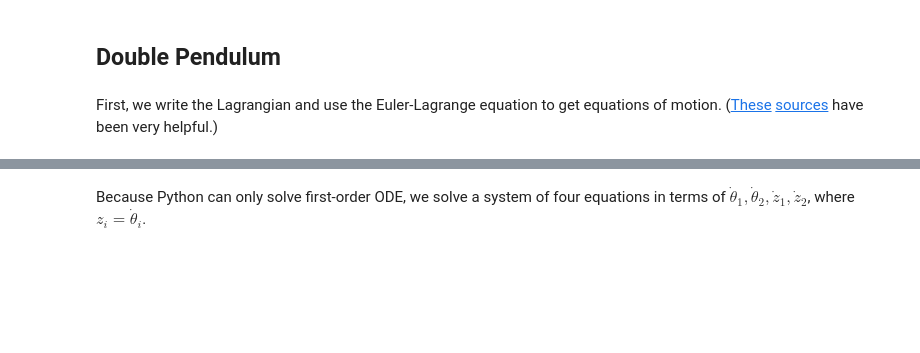
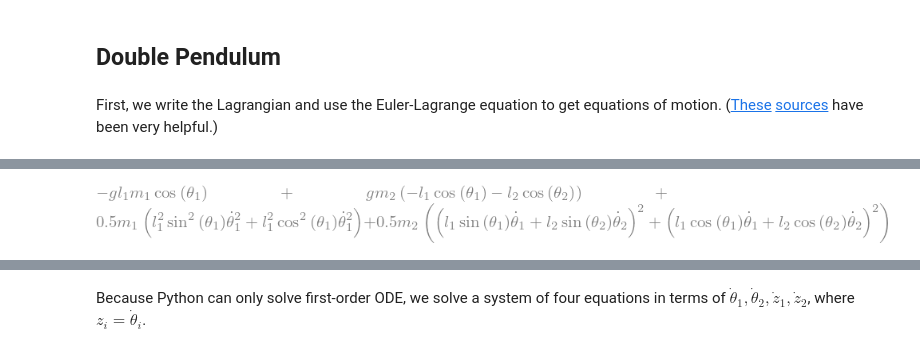
Before and after one commit to almayor/n-pendulum, a Jupyter notebook: n-pendulum.ipynb, the cells around one changed output, grey strips where cells are left out. Drawn from its saved outputs; the diff is of its cells as text; code cells hidden in the pictures; blank space fills up the shorter version.

```diff
--- a/n-pendulum.ipynb
+++ b/n-pendulum.ipynb
@@ -57,3 +177,7 @@ LE2 = (L.diff(dth2).diff(t) - L.diff(th2)).simplify()
+# %%
+E
+# %% [output]
+[figure, added]
 # %%
 sols = smp.solve([LE1, LE2], (ddth1, ddth2), simplify=False, rational=False)
 
```
Also changed, not shown: parts of 26 cells of this notebook, 1 other file.
